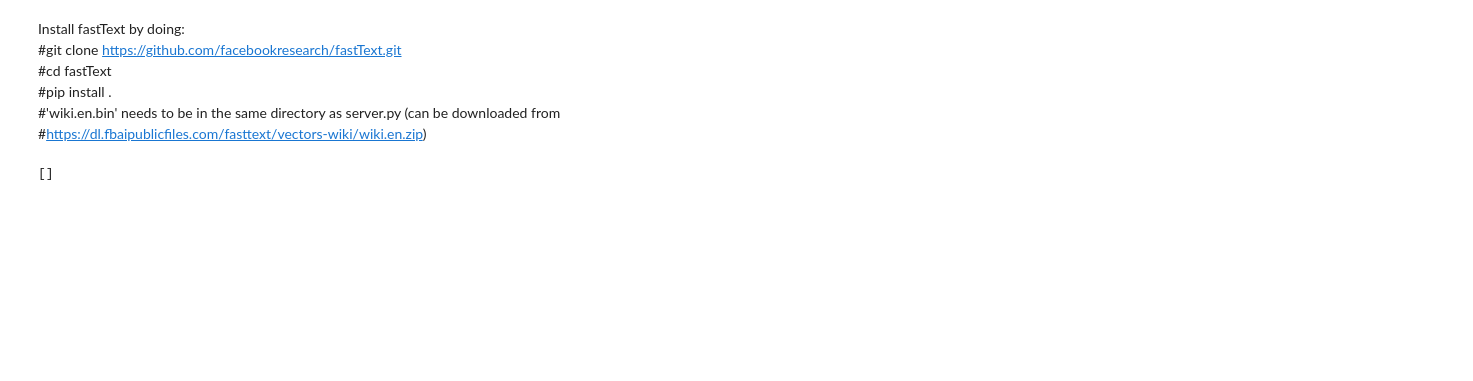
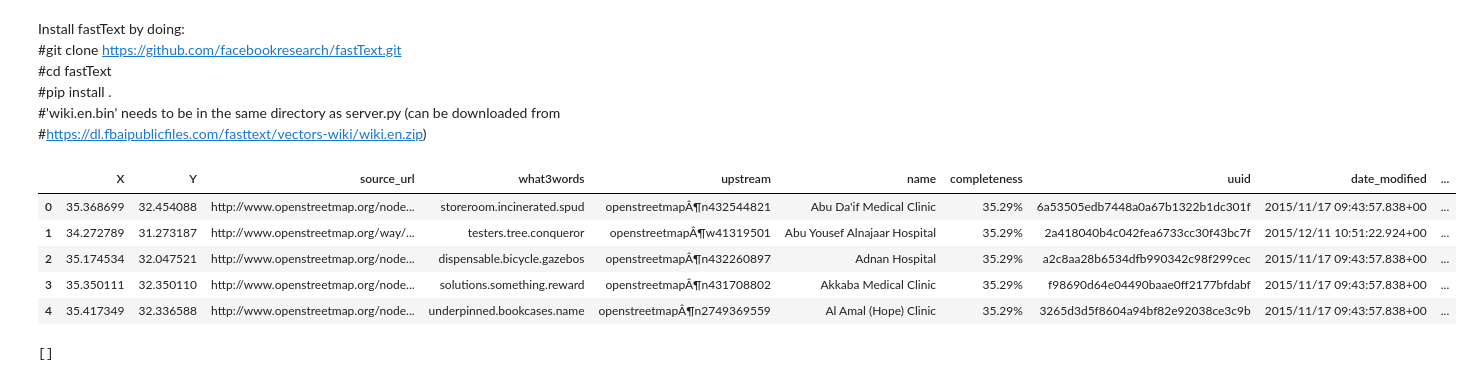
Before and after one commit to humanitarian-data-collaboration/hxl-tag-api, a Jupyter notebook: api/server.ipynb, the cells around one changed output. Cells and saved outputs as stored; diff of their text form; code cells hidden in the pictures; blank space fills up the shorter version.

```diff
--- a/api/server.ipynb
+++ b/api/server.ipynb
@@ -181,3 +181,12 @@ input_dataset = pd.read_csv('test_files\\afghan-voluntary-repatriation-2019.csv'
 input_headers = input_dataset.columns.values
 # input_dataset = input_dataset.rename(columns=input_dataset.iloc[0]).drop(input_dataset.index[0])
+# %%
+input_dataset.head()
+# %% [output]
+|  | X | Y | source_url | what3words | upstream | name | completeness | uuid | date_modified | ... |
+| 0 | 35.368699 | 32.454088 | http://www.openstreetmap.org/node... | storeroom.incinerated.spud | openstreetmapÂ¶n432544821 | Abu Da'if Medical Clinic | 35.29% | 6a53505edb7448a0a67b1322b1dc301f | 2015/11/17 09:43:57.838+00 | ... |
+| 1 | 34.272789 | 31.273187 | http://www.openstreetmap.org/way/... | testers.tree.conqueror | openstreetmapÂ¶w41319501 | Abu Yousef Alnajaar Hospital | 35.29% | 2a418040b4c042fea6733cc30f43bc7f | 2015/12/11 10:51:22.924+00 | ... |
+| 2 | 35.174534 | 32.047521 | http://www.openstreetmap.org/node... | dispensable.bicycle.gazebos | openstreetmapÂ¶n432260897 | Adnan Hospital | 35.29% | a2c8aa28b6534dfb990342c98f299cec | 2015/11/17 09:43:57.838+00 | ... |
+| 3 | 35.350111 | 32.350110 | http://www.openstreetmap.org/node... | solutions.something.reward | openstreetmapÂ¶n431708802 | Akkaba Medical Clinic | 35.29% | f98690d64e04490baae0ff2177bfdabf | 2015/11/17 09:43:57.838+00 | ... |
+| 4 | 35.417349 | 32.336588 | http://www.openstreetmap.org/node... | underpinned.bookcases.name | openstreetmapÂ¶n2749369559 | Al Amal (Hope) Clinic | 35.29% | 3265d3d5f8604a94bf82e92038ce3c9b | 2015/11/17 09:43:57.838+00 | ... |
 # %%
```
Also changed, not shown: parts of 11 cells of this notebook, 23 other files.
